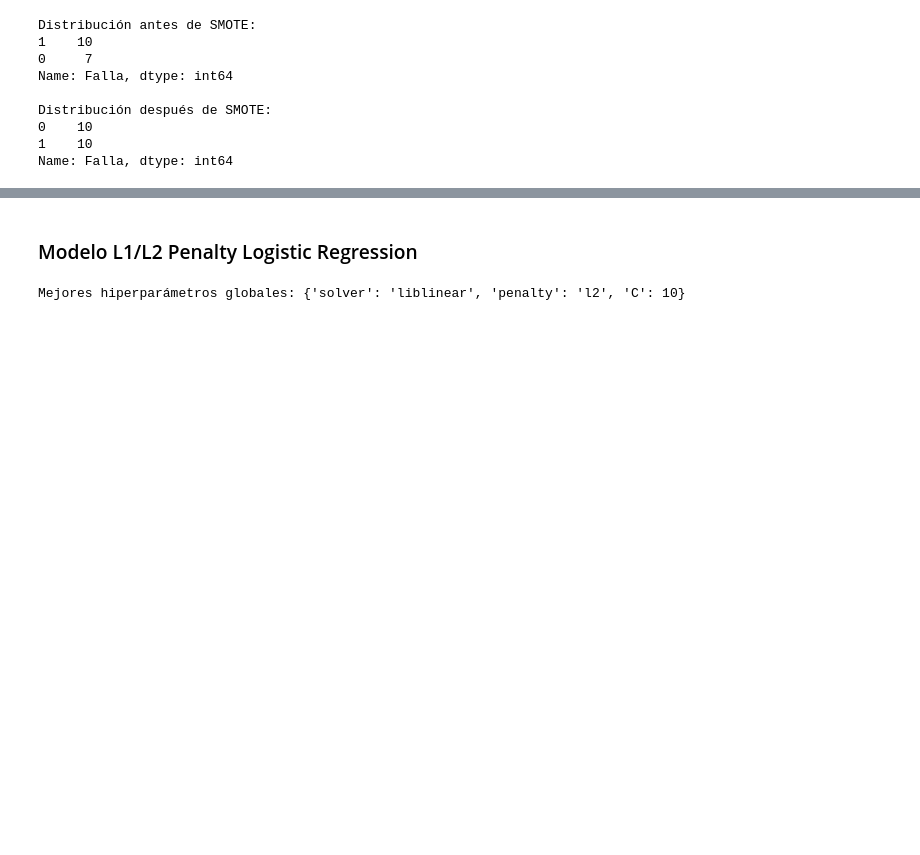
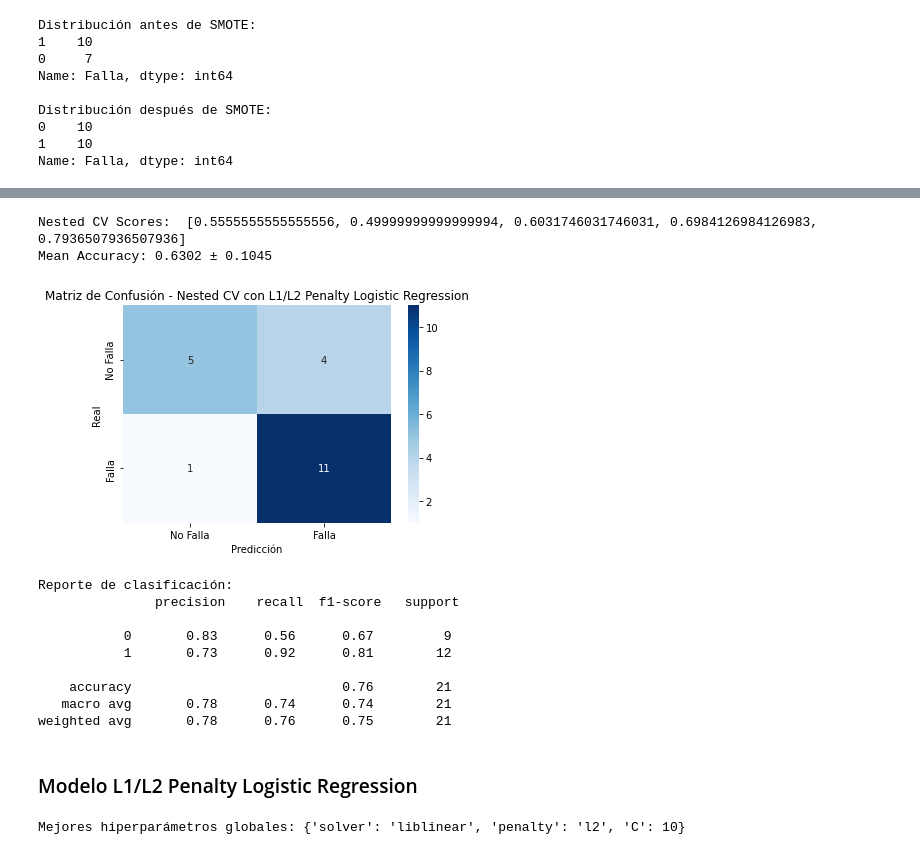
Before and after one commit to Iaibanez/jbook_ml202510, a Jupyter notebook: _sources/ML_Models.ipynb, the cells around one changed output, grey strips where cells are left out. Cells and saved outputs as stored; diff of their text form; code cells hidden in the pictures; blank space fills up the shorter version.

```diff
--- a/_sources/ML_Models.ipynb
+++ b/_sources/ML_Models.ipynb
@@ -152,3 +219,34 @@ weighted avg       0.66      0.62      0.62        21
+# %%
+# Mostrar resultados de Nested Cross-Validation
+print("Nested CV Scores: ", nested_scores)
+print("Mean Accuracy: {:.4f} ± {:.4f}".format(np.mean(nested_scores), np.std(nested_scores)))
+
+# Matriz de Confusión
+conf_matrix = confusion_matrix(all_y_true, all_y_pred)
+
+# Visualizar la Matriz de Confusión
+plt.figure(figsize=(6, 4))
+sns.heatmap(conf_matrix, annot=True, fmt="d", cmap="Blues", xticklabels=["No Falla", "Falla"], yticklabels=["No Falla", "Falla"])
+plt.xlabel("Predicción")
+plt.ylabel("Real")
+plt.title("Matriz de Confusión - Nested CV con L1/L2 Penalty Logistic Regression")
+plt.show()
+
+# Métricas adicionales
+print("Reporte de clasificación:\n", classification_report(all_y_true, all_y_pred))
+# %% [output]
+Nested CV Scores:  [0.5555555555555556, 0.49999999999999994, 0.6031746031746031, 0.6984126984126983, 0.7936507936507936]
+Mean Accuracy: 0.6302 ± 0.1045
+[figure, added]
+Reporte de clasificación:
+               precision    recall  f1-score   support
+
+           0       0.83      0.56      0.67         9
+           1       0.73      0.92      0.81        12
+
+    accuracy                           0.76        21
+   macro avg       0.78      0.74      0.74        21
+weighted avg       0.78      0.76      0.75        21
 # %% [markdown]
 ### Modelo  L1/L2 Penalty Logistic Regression
 # %%
```
Also changed, not shown: parts of 13 cells of this notebook, 7 other files.
